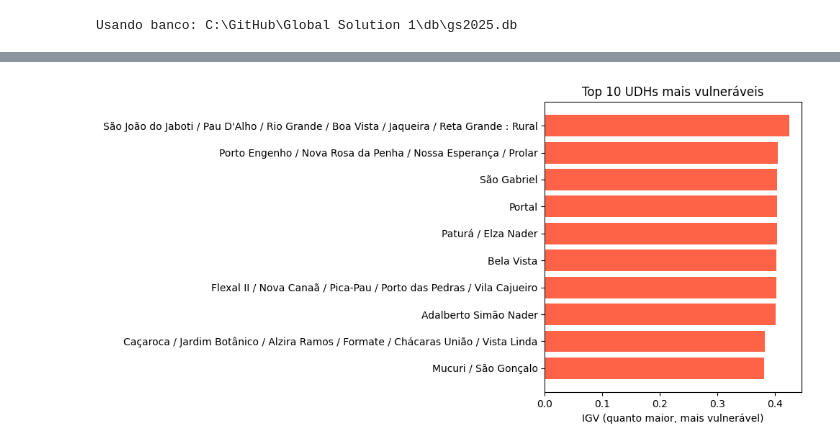
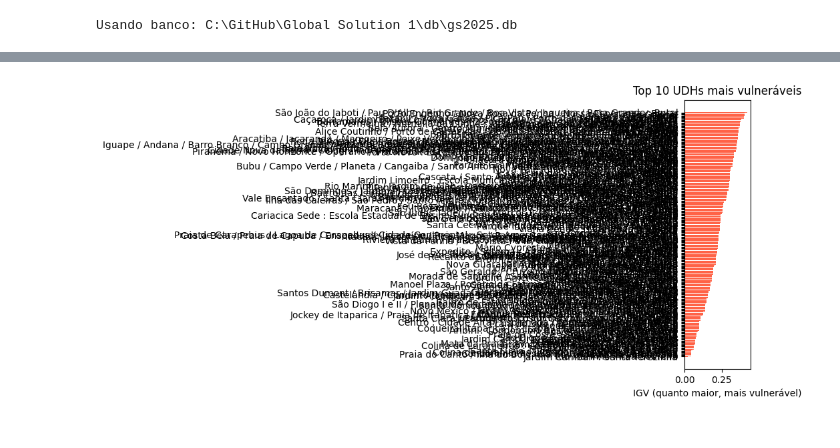
Before and after one commit to sergiourzedojunior/Global-Solution-1, a Jupyter notebook: notebooks/teste.ipynb, the cells around one changed output, grey strips where cells are left out. Cells and saved outputs as stored; diff of their text form; code cells hidden in the pictures.

```diff
--- a/notebooks/teste.ipynb
+++ b/notebooks/teste.ipynb
@@ -144,17 +151,17 @@ print(pd.read_sql("SELECT name FROM sqlite_master WHERE type='table'", conn))
 # %%
-df_igv = pd.read_sql("SELECT * FROM igv_resultado ORDER BY igv DESC LIMIT 10", conn)
+df_igv = pd.read_sql("SELECT * FROM igv_resultado ORDER BY igv DESC", conn)
 
 import matplotlib.pyplot as plt
 
 plt.figure(figsize=(10, 5))
 plt.barh(df_igv["nome_udh"], df_igv["igv"], color='tomato')
 plt.xlabel("IGV (quanto maior, mais vulnerável)")
 plt.title("Top 10 UDHs mais vulneráveis")
 plt.gca().invert_yaxis()
 plt.tight_layout()
 plt.show()
 # %% [output]
-[figure, old version]
+[figure, new version]
 # %%
 from pathlib import Path
 
```
Also changed, not shown: parts of 5 cells of this notebook, 7 other files.
